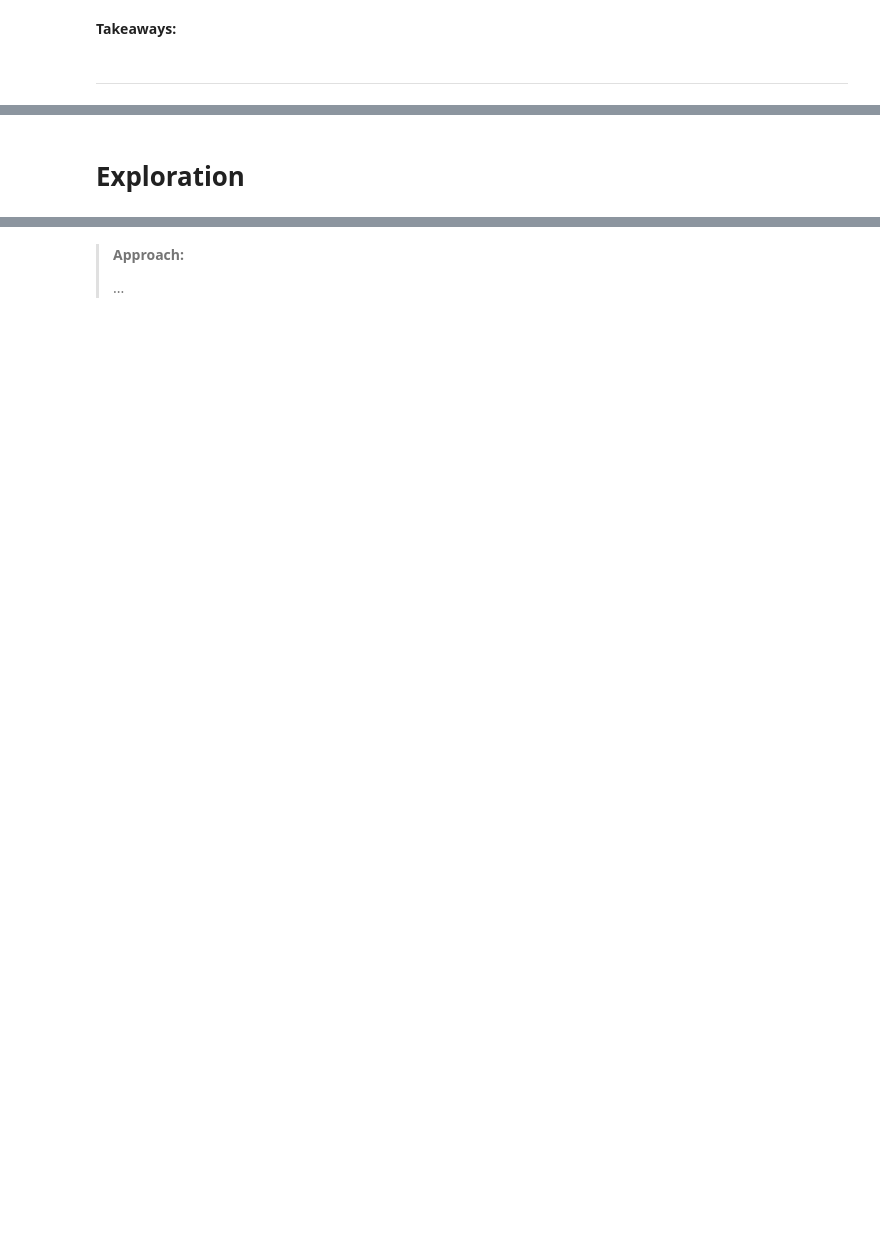
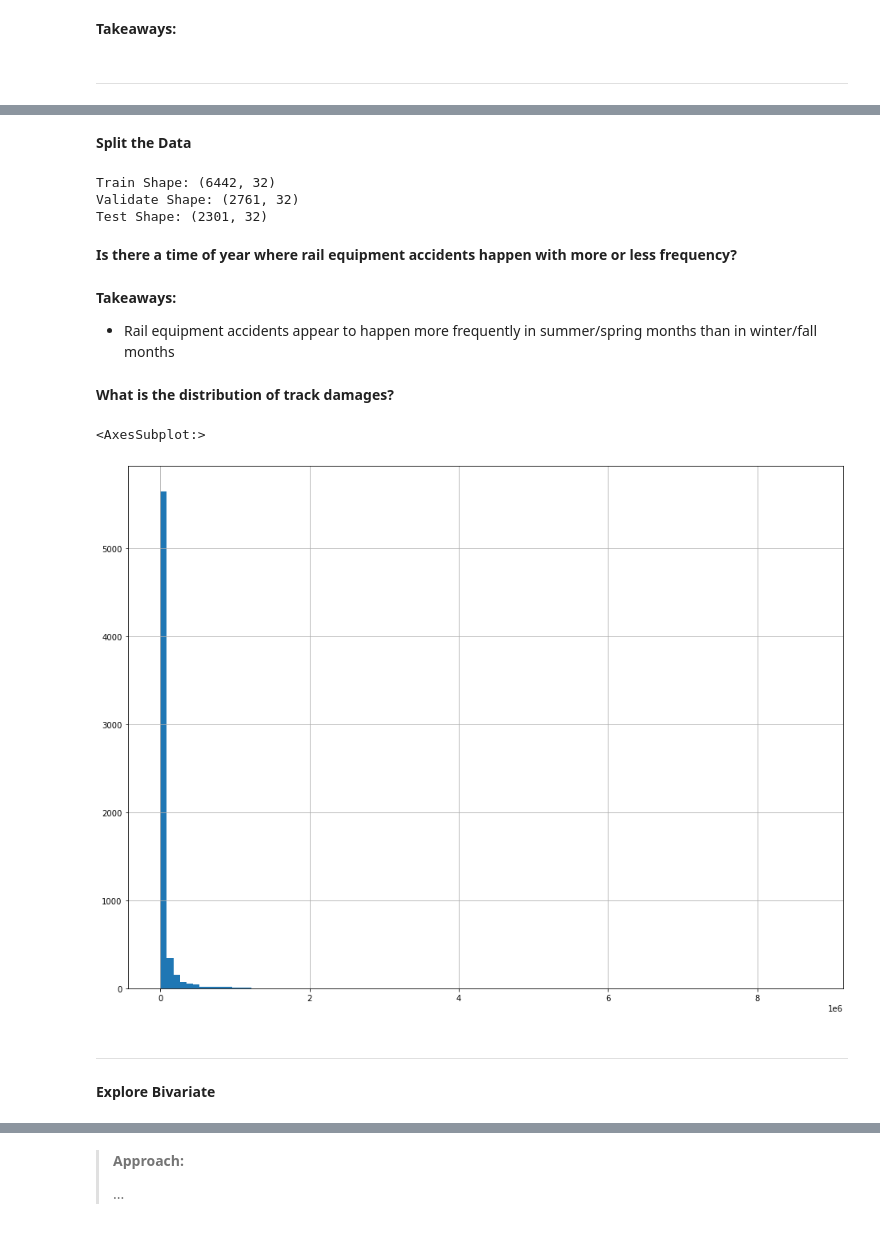
Before and after one commit to OTR-Capstone/Off_The_Rails, a Jupyter notebook: final_report_and_findings.ipynb, the cells around one changed output, grey strips where cells are left out. Drawn from its saved outputs; the diff is of its cells as text; code cells hidden in the pictures; blank space fills up the shorter version.

```diff
--- a/final_report_and_findings.ipynb
+++ b/final_report_and_findings.ipynb
@@ -47,0 +338,16 @@ import numpy as np
+# %% [markdown]
+**Split the Data**
+# %%
+train, validate, test = explore.train_validate_test_split(df, 'railroad_company', seed=444)
+print(f'Train Shape: {train.shape}')
+print(f'Validate Shape: {validate.shape}')
+print(f'Test Shape: {test.shape}')
+# %% [output]
+Train Shape: (6442, 32)
+Validate Shape: (2761, 32)
+Test Shape: (2301, 32)
+# %% [markdown]
+**Is there a time of year where rail equipment accidents happen with more or less frequency?**
+# %%
+train['month'] = pd.DatetimeIndex(train['date']).month
+train.head()
@@ -47,0 +356,3 @@ import numpy as np
+# %%
+train['season'] = train.month.apply(lambda x: "winter/fall" if x == 10 or 11 == 12 or x == 1 or x == 2 or x == 3 else "summer/spring")
+train.head()
@@ -48,2 +361,15 @@ import numpy as np
+# %% [markdown]
+**Takeaways:**
+- Rail equipment accidents appear to happen more frequently in summer/spring months than in winter/fall months
+# %% [markdown]
+**What is the distribution of track damages?**
+# %%
+plt.figure(figsize=(16,12))
+train.track_damage.hist(bins=100)
+# %% [output]
+<AxesSubplot:>
+[figure, added]
 # %% [markdown]
-# Exploration
+---
+# %% [markdown]
+**Explore Bivariate**
```
Also changed, not shown: parts of 122 cells of this notebook.
